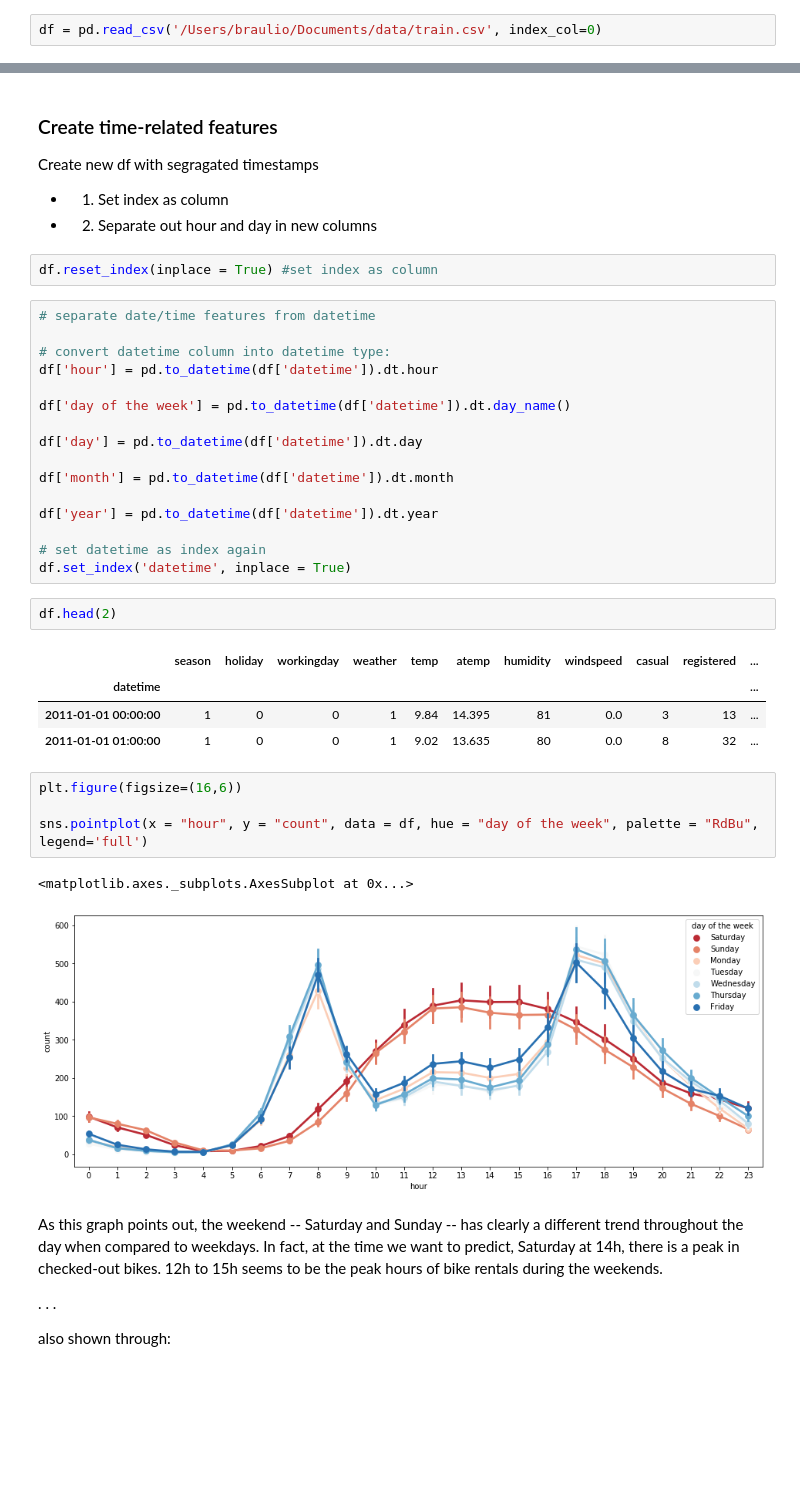
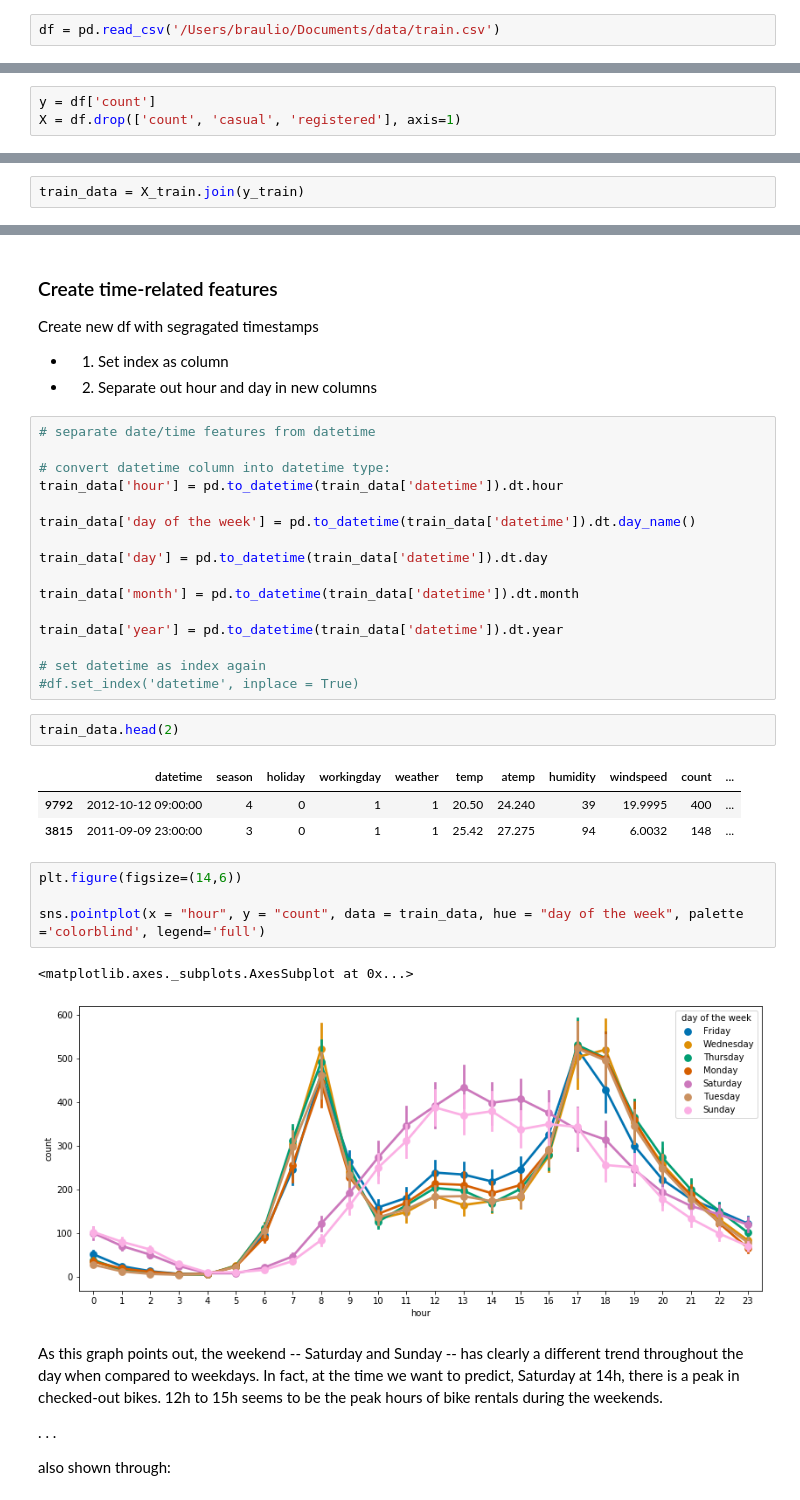
Before and after one commit to brauliotegui/SPICED, a Jupyter notebook: Week_03/Project_CapitalBikeShare_Regression.ipynb, the cells around one changed output, grey strips where cells are left out. Cells and saved outputs as stored; diff of their text form; blank space fills up the shorter version.

Commit message:
week 3 project

```diff
--- a/Week_03/Project_CapitalBikeShare_Regression.ipynb
+++ b/Week_03/Project_CapitalBikeShare_Regression.ipynb
@@ -43,4 +60,4 @@ from sklearn.model_selection import train_test_split
 # %% [markdown]
 Import datasets
 # %%
-df = pd.read_csv('/Users/braulio/Documents/data/train.csv', index_col=0)
+df = pd.read_csv('/Users/braulio/Documents/data/train.csv')
@@ -58,0 +86,3 @@ df.head()
+# %%
+y = df['count']
+X = df.drop(['count', 'casual', 'registered'], axis=1)
@@ -58,0 +99,2 @@ df.head()
+# %%
+train_data = X_train.join(y_train)
@@ -117,38 +169,35 @@ Create new df with segragated timestamps
 * 1. Set index as column
 
 * 2. Separate out hour and day in new columns
-# %%
-df.reset_index(inplace = True) #set index as column
 # %%
 # separate date/time features from datetime
 
 # convert datetime column into datetime type:
-df['hour'] = pd.to_datetime(df['datetime']).dt.hour
+train_data['hour'] = pd.to_datetime(train_data['datetime']).dt.hour
 
-df['day of the week'] = pd.to_datetime(df['datetime']).dt.day_name()
+train_data['day of the week'] = pd.to_datetime(train_data['datetime']).dt.day_name()
 
-df['day'] = pd.to_datetime(df['datetime']).dt.day
+train_data['day'] = pd.to_datetime(train_data['datetime']).dt.day
 
-df['month'] = pd.to_datetime(df['datetime']).dt.month
+train_data['month'] = pd.to_datetime(train_data['datetime']).dt.month
 
-df['year'] = pd.to_datetime(df['datetime']).dt.year
+train_data['year'] = pd.to_datetime(train_data['datetime']).dt.year
 
 # set datetime as index again
-df.set_index('datetime', inplace = True)
+#df.set_index('datetime', inplace = True)
 # %%
-df.head(2)
+train_data.head(2)
 # %% [output]
-|  | season | holiday | workingday | weather | temp | atemp | humidity | windspeed | casual | registered | ... |
-| datetime |  |  |  |  |  |  |  |  |  |  | ... |
-| 2011-01-01 00:00:00 | 1 | 0 | 0 | 1 | 9.84 | 14.395 | 81 | 0.0 | 3 | 13 | ... |
-| 2011-01-01 01:00:00 | 1 | 0 | 0 | 1 | 9.02 | 13.635 | 80 | 0.0 | 8 | 32 | ... |
+|  | datetime | season | holiday | workingday | weather | temp | atemp | humidity | windspeed | count | ... |
+| 9792 | 2012-10-12 09:00:00 | 4 | 0 | 1 | 1 | 20.50 | 24.240 | 39 | 19.9995 | 400 | ... |
+| 3815 | 2011-09-09 23:00:00 | 3 | 0 | 1 | 1 | 25.42 | 27.275 | 94 | 6.0032 | 148 | ... |
 # %%
-plt.figure(figsize=(16,6))
+plt.figure(figsize=(14,6))
 
-sns.pointplot(x = "hour", y = "count", data = df, hue = "day of the week", palette = "RdBu", legend='full')
+sns.pointplot(x = "hour", y = "count", data = train_data, hue = "day of the week", palette ='colorblind', legend='full')
 # %% [output]
 <matplotlib.axes._subplots.AxesSubplot at 0x...>
-[figure, old version]
+[figure, new version]
 # %% [markdown]
 As this graph points out, the weekend -- Saturday and Sunday -- has clearly a different trend throughout the day when compared to weekdays. In fact, at the time we want to predict, Saturday at 14h, there is a peak in checked-out bikes. 12h to 15h seems to be the peak hours of bike rentals during the weekends.
 
```
Also changed, not shown: parts of 83 cells of this notebook.
